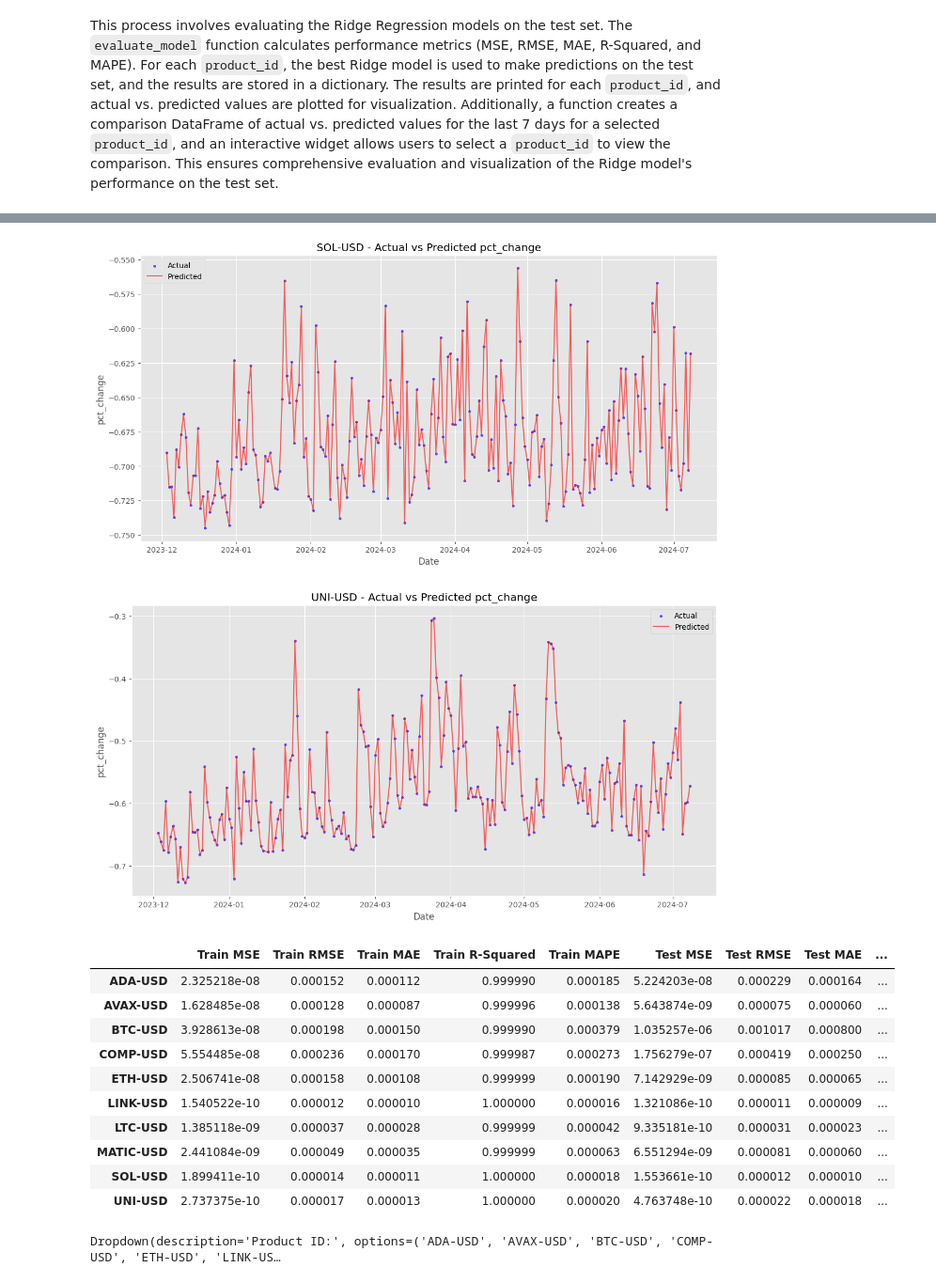
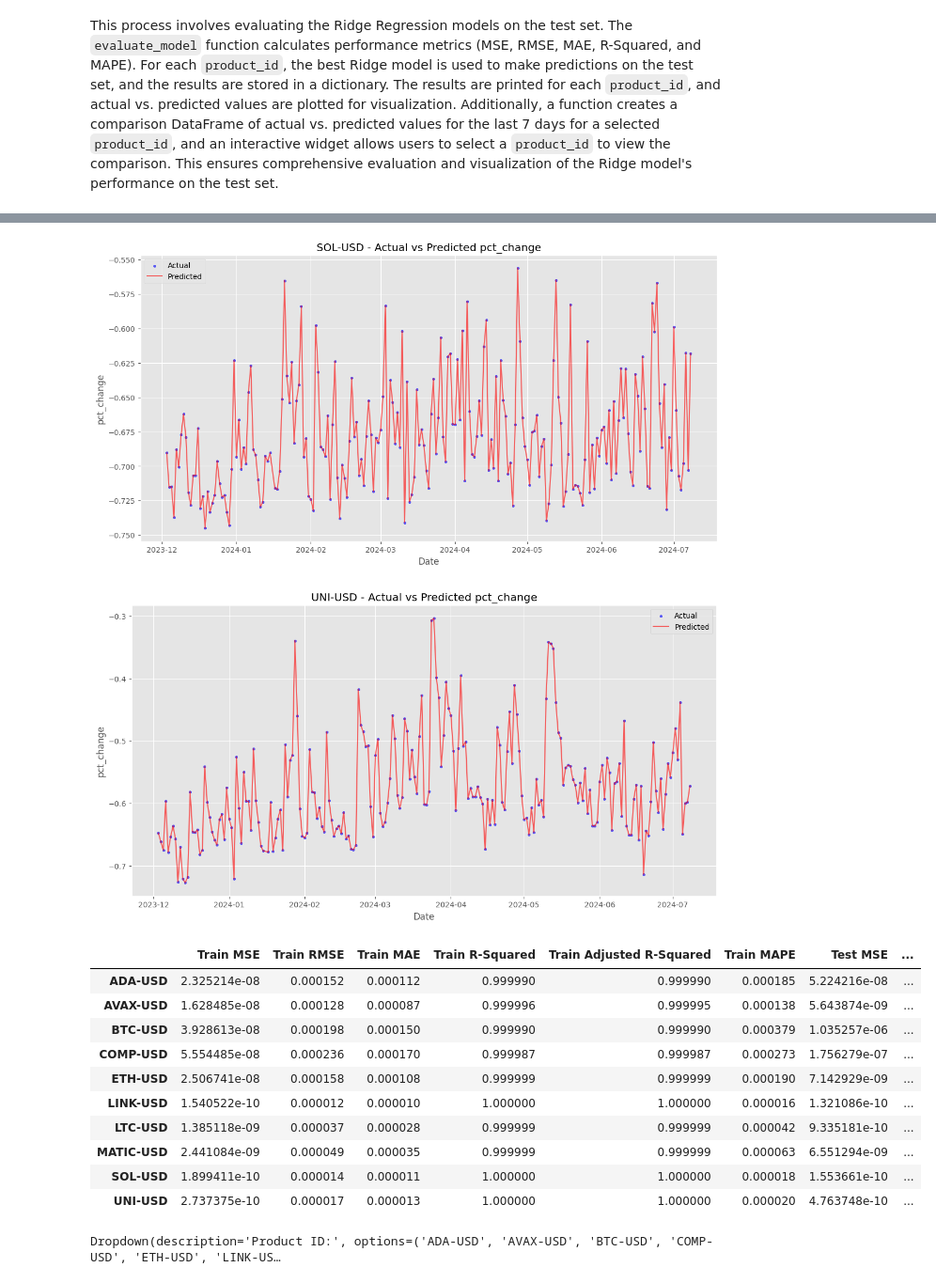
Before and after one commit to Ashahbazi90/Capstone_Project, a Jupyter notebook: data_preparation_and_modeling.ipynb, the cells around one changed output, grey strips where cells are left out. Shown at 94% size. Cells and saved outputs as stored; diff of their text form; code cells hidden in the pictures.

```diff
--- a/data_preparation_and_modeling.ipynb
+++ b/data_preparation_and_modeling.ipynb
@@ -1089,13 +1100,14 @@ def get_best_alpha(df, alphas):
         # Store the best alpha for each product_id
         best_alphas[product_id] = grid_search.best_params_['ridge__alpha']
 
-    return best_alphas
+    # Return best alphas and number of predictors (features)
+    return best_alphas, X.shape[1]
 
 # Define a range of alpha values
 alphas = np.logspace(-4, 4, 50)
 
 # Get the best alpha for each product_id
-best_alphas = get_best_alpha(train_df, alphas)
+best_alphas, n_predictors = get_best_alpha(train_df, alphas)
 
 # Print the best alphas
 for product_id, alpha in best_alphas.items():
@@ -1535,6 +1566,10 @@ def evaluate_models(train_df, test_df, best_params):
         X_test = test_data.drop(columns=['pct_change', 'product_id'])
         y_test = test_data['pct_change']
 
+        n_train = len(y_train)
+        n_test = len(y_test)
+        n_predictors = X_train.shape[1]
+
         for model_name, model in models.items():
             if model_name == 'ARIMA':
                 # Handle ARIMA separately
@@ -1551,8 +1586,16 @@ def evaluate_models(train_df, test_df, best_params):
             y_pred = model.predict(X_test)
 
             # Calculate the metrics
-            metrics_values = [metrics[metric](y_test, y_pred) for metric in metrics]
-            results.append([product_id, model_name] + metrics_values)
+            mse = mean_squared_error(y_test, y_pred)
+            rmse = mean_squared_error(y_test, y_pred, squared=False)
+            mae = mean_absolute_error(y_test, y_pred)
+            r2 = r2_score(y_test, y_pred)
+            mape = mean_absolute_percentage_error(y_test, y_pred)
+
+            # Calculate adjusted R-squared for test set
+            test_adj_r2 = 1 - ((1 - r2) * (n_test - 1) / (n_test - n_predictors - 1))
+
+            results.append([product_id, model_name, mse, rmse, mae, r2, test_adj_r2, mape])
 
     return results
 
@@ -1573,7 +1616,7 @@ best_params = {
 results = evaluate_models(train_df_scaled, test_df_scaled, best_params)
 
 # Create a DataFrame to store the results
-results_df = pd.DataFrame(results, columns=['Product ID', 'Model', 'MSE', 'RMSE', 'MAE', 'R-Squared', 'MAPE'])
+results_df = pd.DataFrame(results, columns=['Product ID', 'Model', 'MSE', 'RMSE', 'MAE', 'R-Squared', 'Adjusted R-Squared', 'MAPE'])
 
 # Display the results
 results_df.head()
@@ -1655,14 +1698,18 @@ Best parameters for UNI-USD: {'alpha': 0.01}
 
 This process involves evaluating the Ridge Regression models on the test set. The `evaluate_model` function calculates performance metrics (MSE, RMSE, MAE, R-Squared, and MAPE). For each `product_id`, the best Ridge model is used to make predictions on the test set, and the results are stored in a dictionary. The results are printed for each `product_id`, and actual vs. predicted values are plotted for visualization. Additionally, a function creates a comparison DataFrame of actual vs. predicted values for the last 7 days for a selected `product_id`, and an interactive widget allows users to select a `product_id` to view the comparison. This ensures comprehensive evaluation and visualization of the Ridge model's performance on the test set.
 # %%
-def evaluate_model(model, X_test, y_test):
+def evaluate_model(model, X_test, y_test, n_predictors):
     y_pred = model.predict(X_test)
     mse = mean_squared_error(y_test, y_pred)
     rmse = mean_squared_error(y_test, y_pred, squared=False)
     mae = mean_absolute_error(y_test, y_pred)
     r2 = r2_score(y_test, y_pred)
     mape = mean_absolute_percentage_error(y_test, y_pred)
-    return mse, rmse, mae, r2, mape
+
+    n_test = len(y_test)
+    adj_r2 = 1 - ((1 - r2) * (n_test - 1) / (n_test - n_predictors - 1))
+
+    return mse, rmse, mae, r2, adj_r2, mape
 # %%
 # Initialize dictionaries to store the evaluation results
 ridge_test_results = {}
@@ -1672,15 +1719,17 @@ for product_id, group in test_df_scaled.groupby('product_id'):
     X_test = group.drop(columns=['product_id', 'pct_change'])
     y_test = group['pct_change']
 
+    n_predictors = X_test.shape[1]
     best_model = best_models_ridge[product_id]
 
-    mse, rmse, mae, r2, mape = evaluate_model(best_model, X_test, y_test)
+    mse, rmse, mae, r2, adj_r2, mape = evaluate_model(best_model, X_test, y_test, n_predictors)
 
     ridge_test_results[product_id] = {
         'MSE': mse,
         'RMSE': rmse,
         'MAE': mae,
         'R-Squared': r2,
+        'Adjusted R-Squared': adj_r2,
         'MAPE': mape
     }
 
@@ -1724,6 +1773,10 @@ def fit_and_evaluate_ridge(train_df, test_df, best_params_dict):
         X_test = test_group.drop(columns=['pct_change', 'product_id'])
         y_test = test_group['pct_change']
 
+        n_train = len(y_train)
+        n_test = len(y_test)
+        n_predictors = X_train.shape[1]
+
         # Initialize and fit the Ridge model
         ridge = Ridge(alpha=alpha, random_state=42)
         ridge.fit(X_train, y_train)
@@ -1735,6 +1788,7 @@ def fit_and_evaluate_ridge(train_df, test_df, best_params_dict):
         train_mae = mean_absolute_error(y_train, y_train_pred)
         train_r2 = r2_score(y_train, y_train_pred)
         train_mape = mean_absolute_percentage_error(y_train, y_train_pred)
+        train_adj_r2 = 1 - ((1 - train_r2) * (n_train - 1) / (n_train - n_predictors - 1))
 
         # Predict and evaluate on the test set
         y_test_pred = ridge.predict(X_test)
@@ -1743,6 +1797,7 @@ def fit_and_evaluate_ridge(train_df, test_df, best_params_dict):
         test_mae = mean_absolute_error(y_test, y_test_pred)
         test_r2 = r2_score(y_test, y_test_pred)
         test_mape = mean_absolute_percentage_error(y_test, y_test_pred)
+        test_adj_r2 = 1 - ((1 - test_r2) * (n_test - 1) / (n_test - n_predictors - 1))
 
         # Store the results
         results[product_id] = {
@@ -1750,56 +1805,58 @@ def fit_and_evaluate_ridge(train_df, test_df, best_params_dict):
             'Train RMSE': train_rmse,
             'Train MAE': train_mae,
             'Train R-Squared': train_r2,
+            'Train Adjusted R-Squared': train_adj_r2,
             'Train MAPE': train_mape,
             'Test MSE': test_mse,
             'Test RMSE': test_rmse,
             'Test MAE': test_mae,
             'Test R-Squared': test_r2,
+            'Test Adjusted R-Squared': test_adj_r2,
             'Test MAPE': test_mape,
         }
 
         # Plot the actual vs predicted for the test set
         plt.figure(figsize=(14, 7))
         plt.scatter(y_test.index, y_test, label='Actual', color='blue', alpha=0.6, s=10)
         plt.plot(y_test.index, y_test_pred, label='Predicted', color='red', alpha=0.6)
         plt.title(f'{product_id} - Actual vs Predicted pct_change')
         plt.xlabel('Date')
         plt.ylabel('pct_change')
         plt.legend()
         plt.show()
 
     return results
 
 # Fit the Ridge model and evaluate
 ridge_results = fit_and_evaluate_ridge(train_df_scaled, test_df_scaled, best_params_ridge)
 
 # Display the results
 results_df_ridge = pd.DataFrame(ridge_results).T
-results_df_ridge = results_df_ridge[['Train MSE', 'Train RMSE', 'Train MAE', 'Train R-Squared', 'Train MAPE', 'Test MSE', 'Test RMSE', 'Test MAE', 'Test R-Squared', 'Test MAPE']]
+results_df_ridge = results_df_ridge[['Train MSE', 'Train RMSE', 'Train MAE', 'Train R-Squared', 'Train Adjusted R-Squared', 'Train MAPE', 'Test MSE', 'Test RMSE', 'Test MAE', 'Test R-Squared', 'Test Adjusted R-Squared', 'Test MAPE']]
 
 results_df_ridge
 # %% [output]
 [figure]
 [figure]
 [figure]
 [figure]
 [figure]
 [figure]
 [figure]
 [figure]
 [figure]
 [figure]
-|  | Train MSE | Train RMSE | Train MAE | Train R-Squared | Train MAPE | Test MSE | Test RMSE | Test MAE | ... |
-| ADA-USD | 2.325218e-08 | 0.000152 | 0.000112 | 0.999990 | 0.000185 | 5.224203e-08 | 0.000229 | 0.000164 | ... |
-| AVAX-USD | 1.628485e-08 | 0.000128 | 0.000087 | 0.999996 | 0.000138 | 5.643874e-09 | 0.000075 | 0.000060 | ... |
-| BTC-USD | 3.928613e-08 | 0.000198 | 0.000150 | 0.999990 | 0.000379 | 1.035257e-06 | 0.001017 | 0.000800 | ... |
-| COMP-USD | 5.554485e-08 | 0.000236 | 0.000170 | 0.999987 | 0.000273 | 1.756279e-07 | 0.000419 | 0.000250 | ... |
-| ETH-USD | 2.506741e-08 | 0.000158 | 0.000108 | 0.999999 | 0.000190 | 7.142929e-09 | 0.000085 | 0.000065 | ... |
-| LINK-USD | 1.540522e-10 | 0.000012 | 0.000010 | 1.000000 | 0.000016 | 1.321086e-10 | 0.000011 | 0.000009 | ... |
-| LTC-USD | 1.385118e-09 | 0.000037 | 0.000028 | 0.999999 | 0.000042 | 9.335181e-10 | 0.000031 | 0.000023 | ... |
-| MATIC-USD | 2.441084e-09 | 0.000049 | 0.000035 | 0.999999 | 0.000063 | 6.551294e-09 | 0.000081 | 0.000060 | ... |
-| SOL-USD | 1.899411e-10 | 0.000014 | 0.000011 | 1.000000 | 0.000018 | 1.553661e-10 | 0.000012 | 0.000010 | ... |
-| UNI-USD | 2.737375e-10 | 0.000017 | 0.000013 | 1.000000 | 0.000020 | 4.763748e-10 | 0.000022 | 0.000018 | ... |
+|  | Train MSE | Train RMSE | Train MAE | Train R-Squared | Train Adjusted R-Squared | Train MAPE | Test MSE | ... |
+| ADA-USD | 2.325214e-08 | 0.000152 | 0.000112 | 0.999990 | 0.999990 | 0.000185 | 5.224216e-08 | ... |
+| AVAX-USD | 1.628485e-08 | 0.000128 | 0.000087 | 0.999996 | 0.999995 | 0.000138 | 5.643874e-09 | ... |
+| BTC-USD | 3.928613e-08 | 0.000198 | 0.000150 | 0.999990 | 0.999990 | 0.000379 | 1.035257e-06 | ... |
+| COMP-USD | 5.554485e-08 | 0.000236 | 0.000170 | 0.999987 | 0.999987 | 0.000273 | 1.756279e-07 | ... |
+| ETH-USD | 2.506741e-08 | 0.000158 | 0.000108 | 0.999999 | 0.999999 | 0.000190 | 7.142929e-09 | ... |
+| LINK-USD | 1.540522e-10 | 0.000012 | 0.000010 | 1.000000 | 1.000000 | 0.000016 | 1.321086e-10 | ... |
+| LTC-USD | 1.385118e-09 | 0.000037 | 0.000028 | 0.999999 | 0.999999 | 0.000042 | 9.335181e-10 | ... |
+| MATIC-USD | 2.441084e-09 | 0.000049 | 0.000035 | 0.999999 | 0.999999 | 0.000063 | 6.551294e-09 | ... |
+| SOL-USD | 1.899411e-10 | 0.000014 | 0.000011 | 1.000000 | 1.000000 | 0.000018 | 1.553661e-10 | ... |
+| UNI-USD | 2.737375e-10 | 0.000017 | 0.000013 | 1.000000 | 1.000000 | 0.000020 | 4.763748e-10 | ... |
 # %%
 # Function to create a DataFrame with actual vs. predicted values for the last 7 days for a given product ID
 def create_comparison_df(product_id, train_df, test_df, model, params):
```
Also changed, not shown: parts of 22 cells of this notebook.
